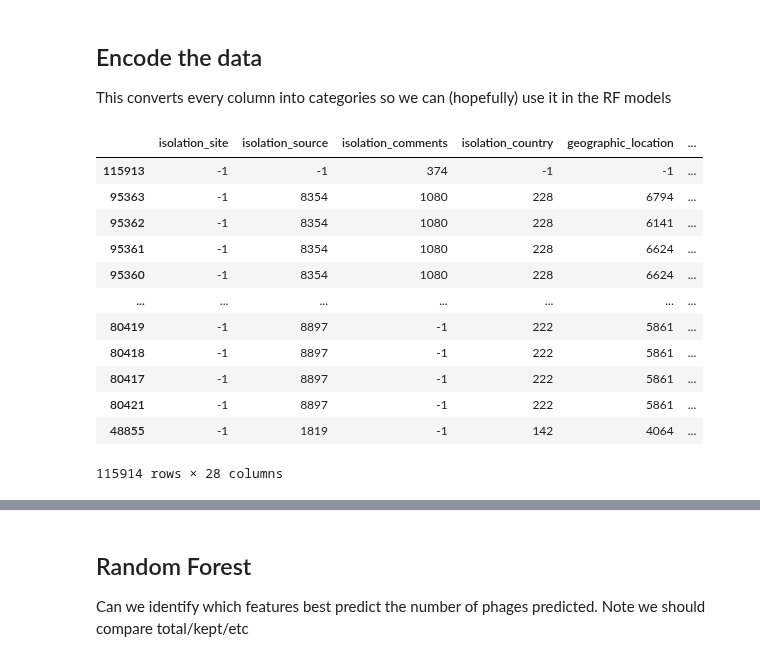
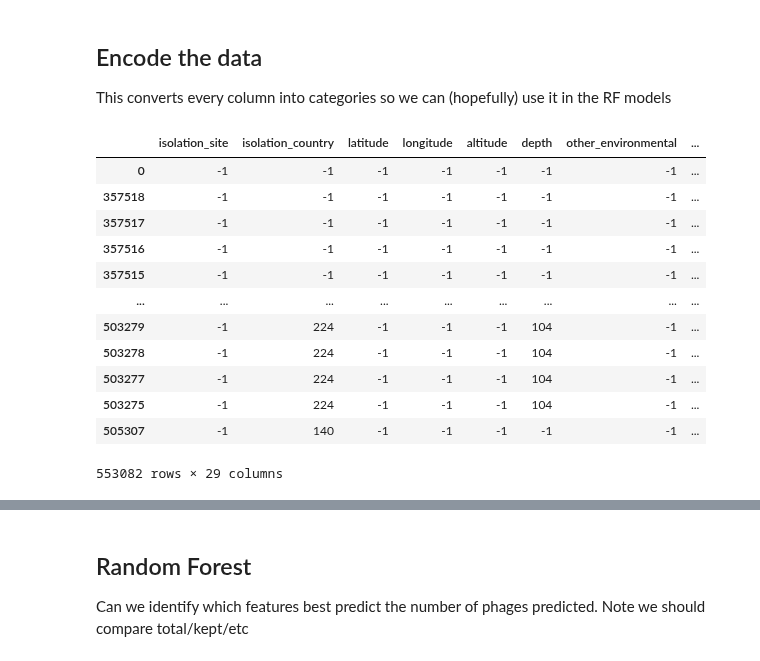
Before and after one commit to linsalrob/PhispyAnalysis, a Jupyter notebook: DataAnalysis/RAST sources.ipynb, the cells around one changed output, grey strips where cells are left out. Cells and saved outputs as stored; diff of their text form; code cells hidden in the pictures.

Commit message:
Better RAST Metadata analysis

```diff
--- a/DataAnalysis/RAST sources.ipynb
+++ b/DataAnalysis/RAST sources.ipynb
@@ -273,0 +280,6 @@ Name: collection_date, Length: 300388, dtype: object
+# %%
+catdf = pd.read_csv("../data/categories.tsv.gz", compression='gzip', header=0, delimiter="\t")
+if 'gbff' in catdf:
+    catdf = catdf.drop('gbff', axis=1)
+catdf = catdf.groupby('assembly_accession').first().reset_index()
+catdf
@@ -325,18 +366,20 @@ phagesdf
 
 First, select some columns we want to keep from PATRIC, and then merge the data frames. We write this to a tsv file for Laura to append isolation information to.
 # %%
-interesting_cols = [acccol, 'isolation_site', 'isolation_source', 'isolation_comments',
-                    'isolation_country', 'geographic_location', 'latitude', 'longitude', 'altitude', 'depth',
+interesting_cols = [acccol, 'isolation_site', 'isolation_country', 'latitude', 'longitude', 'altitude', 'depth',
                     'other_environmental', 'host_name', 'host_gender', 'host_age', 'host_health',
                     'body_sample_site', 'body_sample_subsite', 'other_clinical', 'gram_stain', 'cell_shape',
                     'motility', 'sporulation', 'temperature_range', 'optimal_temperature', 'salinity',
-                    'oxygen_requirement', 'habitat', 'disease', 'years_ago']
+                    'oxygen_requirement', 'habitat', 'disease', 'isolation_date']
 
-few_interesting_cols = [acccol,  'isolation_source',  'isolation_country',  'gram_stain',
-                    'motility', 'sporulation', 'temperature_range', 'habitat', 'disease', 'years_ago']
+few_interesting_cols = [acccol,  'isolation_country',  'gram_stain',
+                    'motility', 'sporulation', 'temperature_range', 'habitat', 'disease', 'isolation_date']
 
 
 tempdf = metadf[interesting_cols]
 # tempdf = metadf[few_interesting_cols]
-phagemeta = pd.merge(tempdf, phagesdf, how='inner', left_on=acccol, right_on=acccol)
+temp1 = pd.merge(tempdf, catdf, how='left', left_on=acccol, right_on=acccol)
+# phagemeta = pd.merge(tempdf, phagesdf, how='inner', left_on=acccol, right_on=acccol)
 # phagemeta.to_csv(os.path.join('results', 'example_isolations.tsv'), sep='\t')
+
+phagemeta = pd.merge(temp1, phagesdf, how='right', left_on=acccol, right_on=acccol)
@@ -396,0 +390,5 @@ NameError: name 'phagemeta' is not defined
+# %%
+begdata = 1 # ignore the first column which is the assembly name
+# enddata = 9 # this is if we are using a smaller dataset
+enddata = 30 # this is all the metadata
+phagemeta.iloc[:,begdata:enddata]
@@ -431,0 +446,3 @@ print(f"{comparison[comparison['same']==True].shape[0]:,} rows are the same")
+# %%
+for c in phagemeta.iloc[:,begdata:enddata].columns:
+    print(f"{c}\t{phagemeta[phagemeta[c].notnull()].shape[0]}")
@@ -435,22 +470,21 @@ print(f"{comparison[comparison['same']==True].shape[0]:,} rows are the same")
 This converts every column into categories so we can (hopefully) use it in the RF models
 # %%
 pmenc = pd.DataFrame()
-for c in phagemeta.iloc[:,1:28].columns:
-    #for c in phagemeta.iloc[:,1:9].columns:
+for c in phagemeta.iloc[:,begdata:enddata].columns:
     pmenc[c] = phagemeta[c].astype('category').cat.codes
-pmenc['years_ago'] = phagemeta['years_ago'].fillna(-1)
-pmenc.sort_values('years_ago')
+pmenc['isolation_date'] = phagemeta['isolation_date'].fillna(-1)
+pmenc.sort_values('isolation_date')
 # %% [output]
-|  | isolation_site | isolation_source | isolation_comments | isolation_country | geographic_location | ... |
-| 115913 | -1 | -1 | 374 | -1 | -1 | ... |
-| 95363 | -1 | 8354 | 1080 | 228 | 6794 | ... |
-| 95362 | -1 | 8354 | 1080 | 228 | 6141 | ... |
-| 95361 | -1 | 8354 | 1080 | 228 | 6624 | ... |
-| 95360 | -1 | 8354 | 1080 | 228 | 6624 | ... |
-| ... | ... | ... | ... | ... | ... | ... |
-| 80419 | -1 | 8897 | -1 | 222 | 5861 | ... |
-| 80418 | -1 | 8897 | -1 | 222 | 5861 | ... |
-| 80417 | -1 | 8897 | -1 | 222 | 5861 | ... |
-| 80421 | -1 | 8897 | -1 | 222 | 5861 | ... |
-| 48855 | -1 | 1819 | -1 | 142 | 4064 | ... |
+|  | isolation_site | isolation_country | latitude | longitude | altitude | depth | other_environmental | ... |
+| 0 | -1 | -1 | -1 | -1 | -1 | -1 | -1 | ... |
+| 357518 | -1 | -1 | -1 | -1 | -1 | -1 | -1 | ... |
+| 357517 | -1 | -1 | -1 | -1 | -1 | -1 | -1 | ... |
+| 357516 | -1 | -1 | -1 | -1 | -1 | -1 | -1 | ... |
+| 357515 | -1 | -1 | -1 | -1 | -1 | -1 | -1 | ... |
+| ... | ... | ... | ... | ... | ... | ... | ... | ... |
+| 503279 | -1 | 224 | -1 | -1 | -1 | 104 | -1 | ... |
+| 503278 | -1 | 224 | -1 | -1 | -1 | 104 | -1 | ... |
+| 503277 | -1 | 224 | -1 | -1 | -1 | 104 | -1 | ... |
+| 503275 | -1 | 224 | -1 | -1 | -1 | 104 | -1 | ... |
+| 505307 | -1 | 140 | -1 | -1 | -1 | -1 | -1 | ... |
-115914 rows × 28 columns
+553082 rows × 29 columns
```
Also changed, not shown: parts of 43 cells of this notebook.
